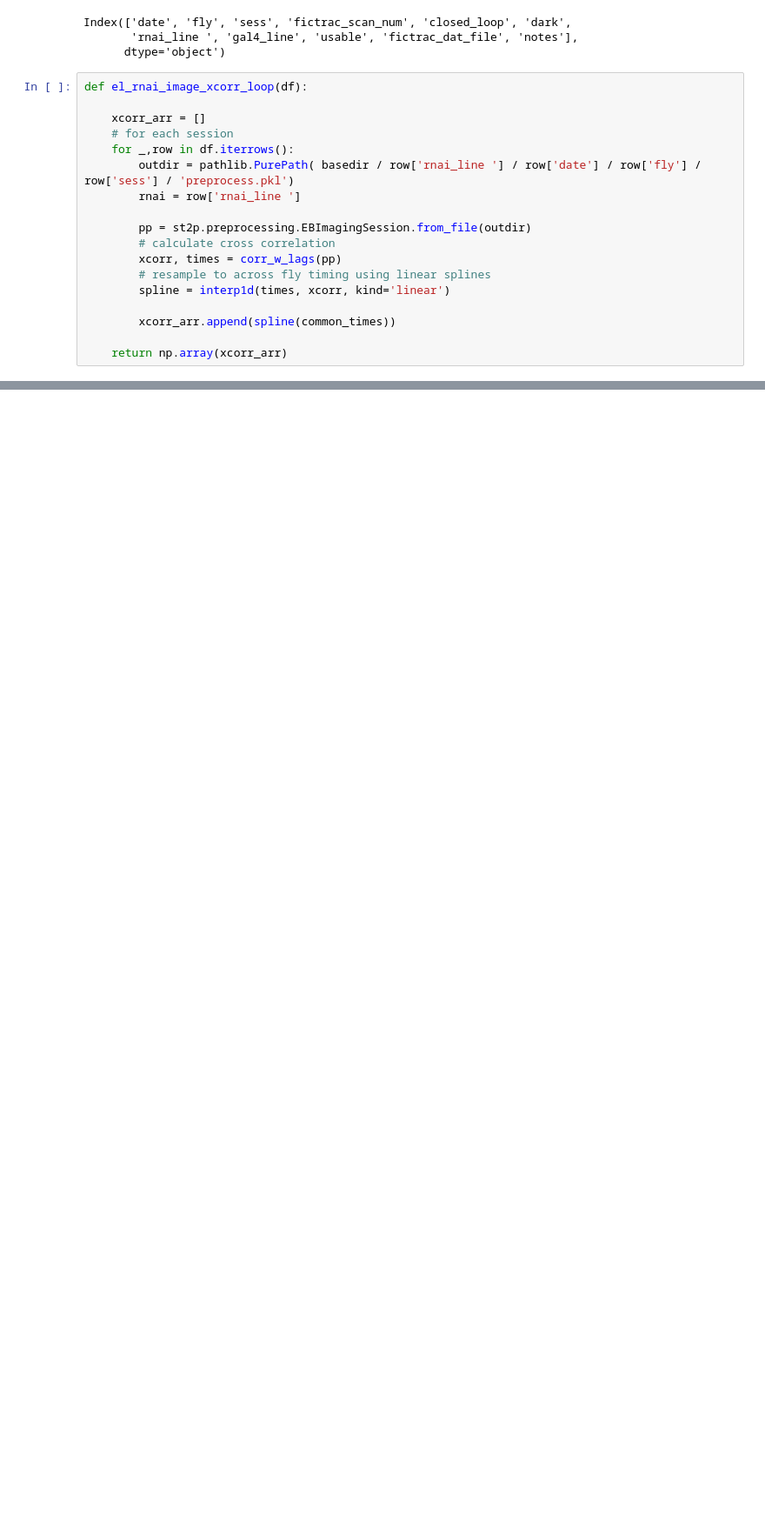
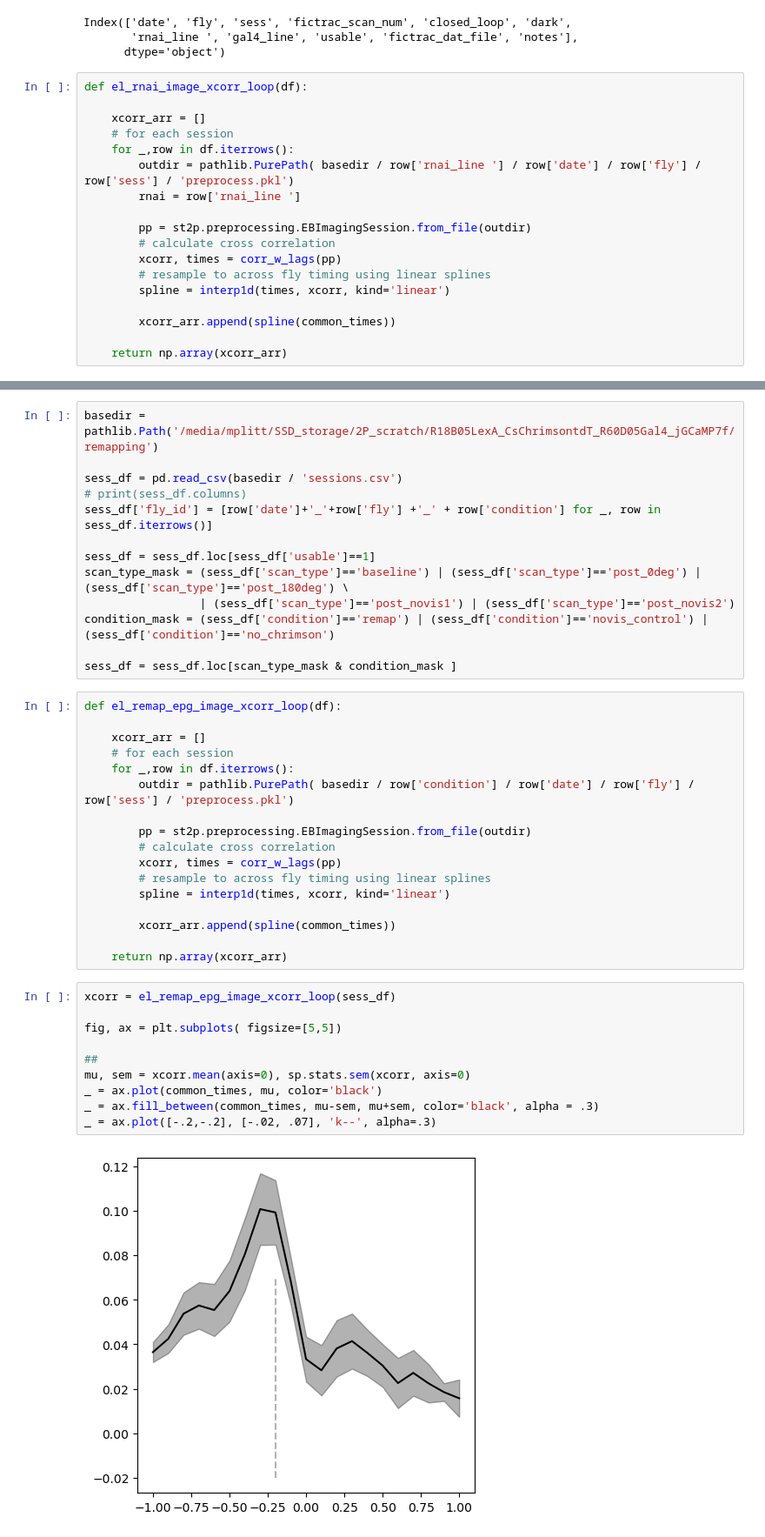
Before and after one commit to yfisher-lab/NeuromodPlasticity, a Jupyter notebook: NeuromodPlasticity/figures/DetermineIndicatorShifts.ipynb, the cells around one changed output, grey strips where cells are left out. Shown at 87% size. Cells and saved outputs as stored; diff of their text form; blank space fills up the shorter version.

```diff
--- a/NeuromodPlasticity/figures/DetermineIndicatorShifts.ipynb
+++ b/NeuromodPlasticity/figures/DetermineIndicatorShifts.ipynb
@@ -214,0 +315,42 @@ dark_ctrl_mask
+# %%
+basedir = pathlib.Path('/media/mplitt/SSD_storage/2P_scratch/R18B05LexA_CsChrimsontdT_R60D05Gal4_jGCaMP7f/remapping')
+
+sess_df = pd.read_csv(basedir / 'sessions.csv')
+# print(sess_df.columns)
+sess_df['fly_id'] = [row['date']+'_'+row['fly'] +'_' + row['condition'] for _, row in sess_df.iterrows()]
+
+sess_df = sess_df.loc[sess_df['usable']==1]
+scan_type_mask = (sess_df['scan_type']=='baseline') | (sess_df['scan_type']=='post_0deg') | (sess_df['scan_type']=='post_180deg') \
+                 | (sess_df['scan_type']=='post_novis1') | (sess_df['scan_type']=='post_novis2')
+condition_mask = (sess_df['condition']=='remap') | (sess_df['condition']=='novis_control') | (sess_df['condition']=='no_chrimson')
+
+sess_df = sess_df.loc[scan_type_mask & condition_mask ]
+# %%
+def el_remap_epg_image_xcorr_loop(df):
+
+    xcorr_arr = []
+    # for each session
+    for _,row in df.iterrows():
+        outdir = pathlib.PurePath( basedir / row['condition'] / row['date'] / row['fly'] / row['sess'] / 'preprocess.pkl')
+
+        pp = st2p.preprocessing.EBImagingSession.from_file(outdir)
+        # calculate cross correlation
+        xcorr, times = corr_w_lags(pp)
+        # resample to across fly timing using linear splines
+        spline = interp1d(times, xcorr, kind='linear')
+
+        xcorr_arr.append(spline(common_times))
+
+    return np.array(xcorr_arr)
+# %%
+xcorr = el_remap_epg_image_xcorr_loop(sess_df)
+
+fig, ax = plt.subplots( figsize=[5,5])
+
+##
+mu, sem = xcorr.mean(axis=0), sp.stats.sem(xcorr, axis=0)
+_ = ax.plot(common_times, mu, color='black')
+_ = ax.fill_between(common_times, mu-sem, mu+sem, color='black', alpha = .3)
+_ = ax.plot([-.2,-.2], [-.02, .07], 'k--', alpha=.3)
+# %% [output]
+[figure, added]
```
Also changed, not shown: parts of 26 cells of this notebook, 1 other file.
